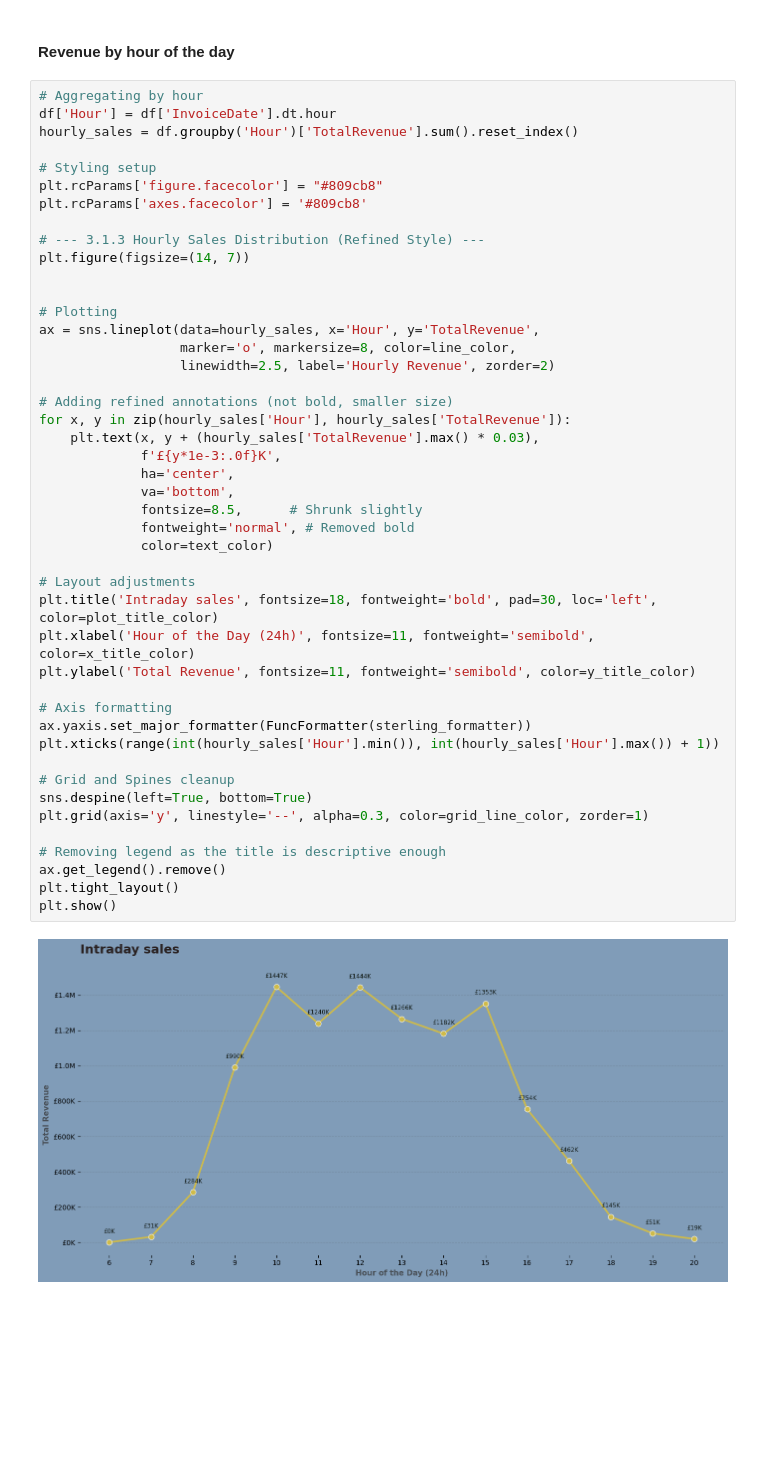
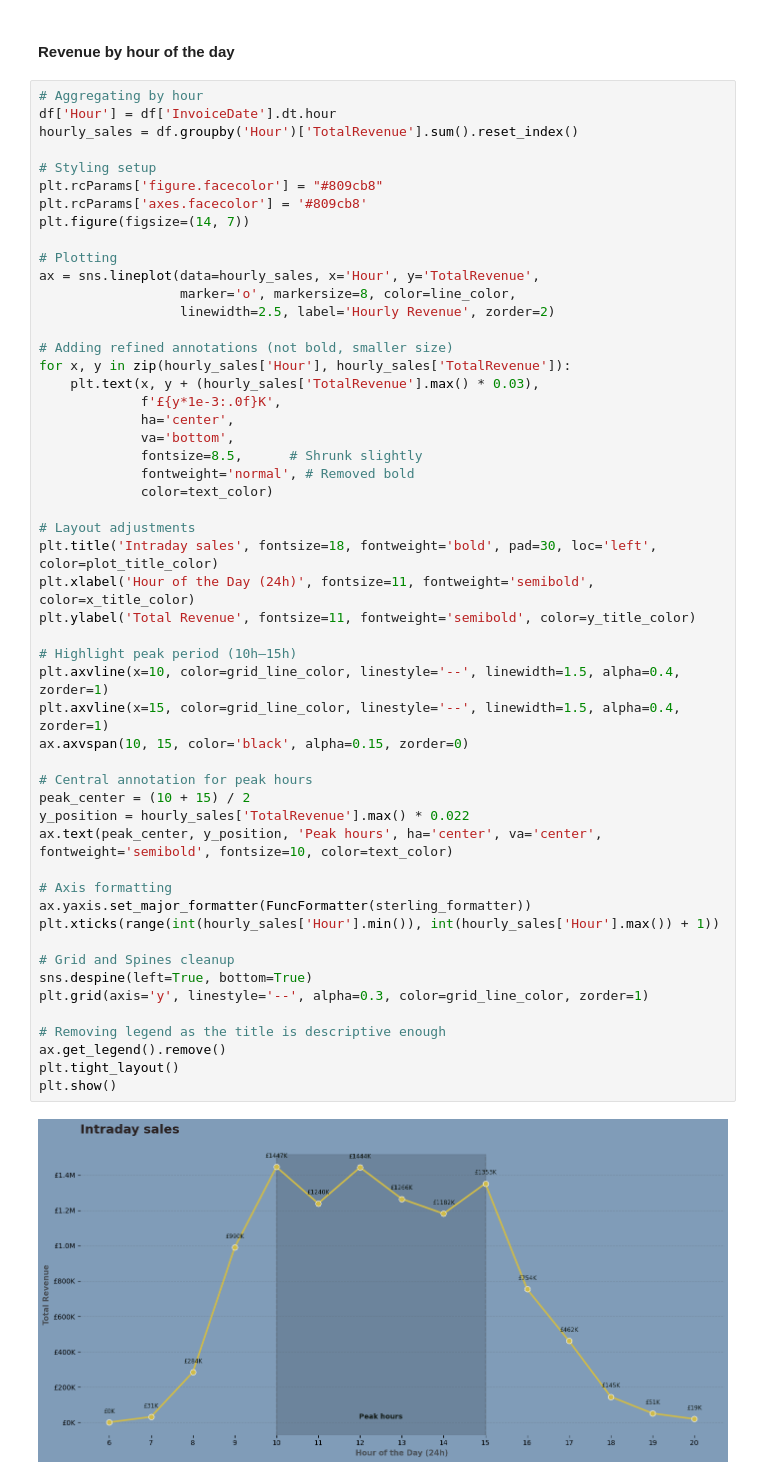
Before and after one commit to hmantovani/cases, a Jupyter notebook: Online Retail/Online Retail.ipynb, the cells around one changed output. Saved outputs shown, nothing was run; the diff lists cells and outputs as text; blank space fills up the shorter version.

Commit message:
Temporal Analysis comments and graphs added

```diff
--- a/Online Retail/Online Retail.ipynb
+++ b/Online Retail/Online Retail.ipynb
@@ -223,10 +229,7 @@ hourly_sales = df.groupby('Hour')['TotalRevenue'].sum().reset_index()
 # Styling setup
 plt.rcParams['figure.facecolor'] = "#809cb8"
 plt.rcParams['axes.facecolor'] = '#809cb8'
-
-# --- 3.1.3 Hourly Sales Distribution (Refined Style) ---
 plt.figure(figsize=(14, 7))
-
 
 # Plotting
 ax = sns.lineplot(data=hourly_sales, x='Hour', y='TotalRevenue',
@@ -234,31 +237,41 @@ ax = sns.lineplot(data=hourly_sales, x='Hour', y='TotalRevenue',
                   linewidth=2.5, label='Hourly Revenue', zorder=2)
 
 # Adding refined annotations (not bold, smaller size)
 for x, y in zip(hourly_sales['Hour'], hourly_sales['TotalRevenue']):
     plt.text(x, y + (hourly_sales['TotalRevenue'].max() * 0.03),
              f'£{y*1e-3:.0f}K',
              ha='center',
              va='bottom',
              fontsize=8.5,      # Shrunk slightly
              fontweight='normal', # Removed bold
              color=text_color)
 
 # Layout adjustments
 plt.title('Intraday sales', fontsize=18, fontweight='bold', pad=30, loc='left', color=plot_title_color)
 plt.xlabel('Hour of the Day (24h)', fontsize=11, fontweight='semibold', color=x_title_color)
 plt.ylabel('Total Revenue', fontsize=11, fontweight='semibold', color=y_title_color)
 
+# Highlight peak period (10h–15h)
+plt.axvline(x=10, color=grid_line_color, linestyle='--', linewidth=1.5, alpha=0.4, zorder=1)
+plt.axvline(x=15, color=grid_line_color, linestyle='--', linewidth=1.5, alpha=0.4, zorder=1)
+ax.axvspan(10, 15, color='black', alpha=0.15, zorder=0)
+
+# Central annotation for peak hours
+peak_center = (10 + 15) / 2
+y_position = hourly_sales['TotalRevenue'].max() * 0.022
+ax.text(peak_center, y_position, 'Peak hours', ha='center', va='center', fontweight='semibold', fontsize=10, color=text_color)
+
 # Axis formatting
 ax.yaxis.set_major_formatter(FuncFormatter(sterling_formatter))
 plt.xticks(range(int(hourly_sales['Hour'].min()), int(hourly_sales['Hour'].max()) + 1))
 
 # Grid and Spines cleanup
 sns.despine(left=True, bottom=True)
 plt.grid(axis='y', linestyle='--', alpha=0.3, color=grid_line_color, zorder=1)
 
 # Removing legend as the title is descriptive enough
 ax.get_legend().remove()
 plt.tight_layout()
 plt.show()
 # %% [output]
-[figure, old version]
+[figure, new version]
```
Also changed, not shown: parts of 4 cells of this notebook, 4 other files.
